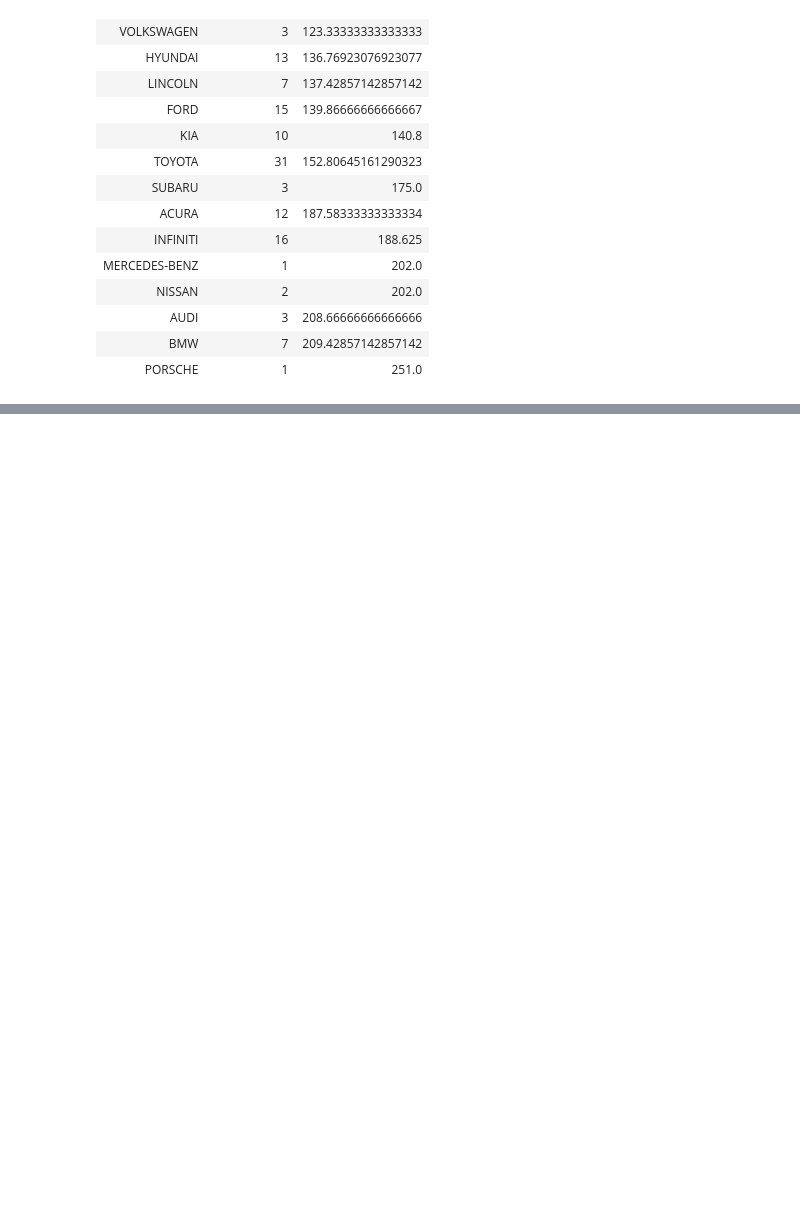
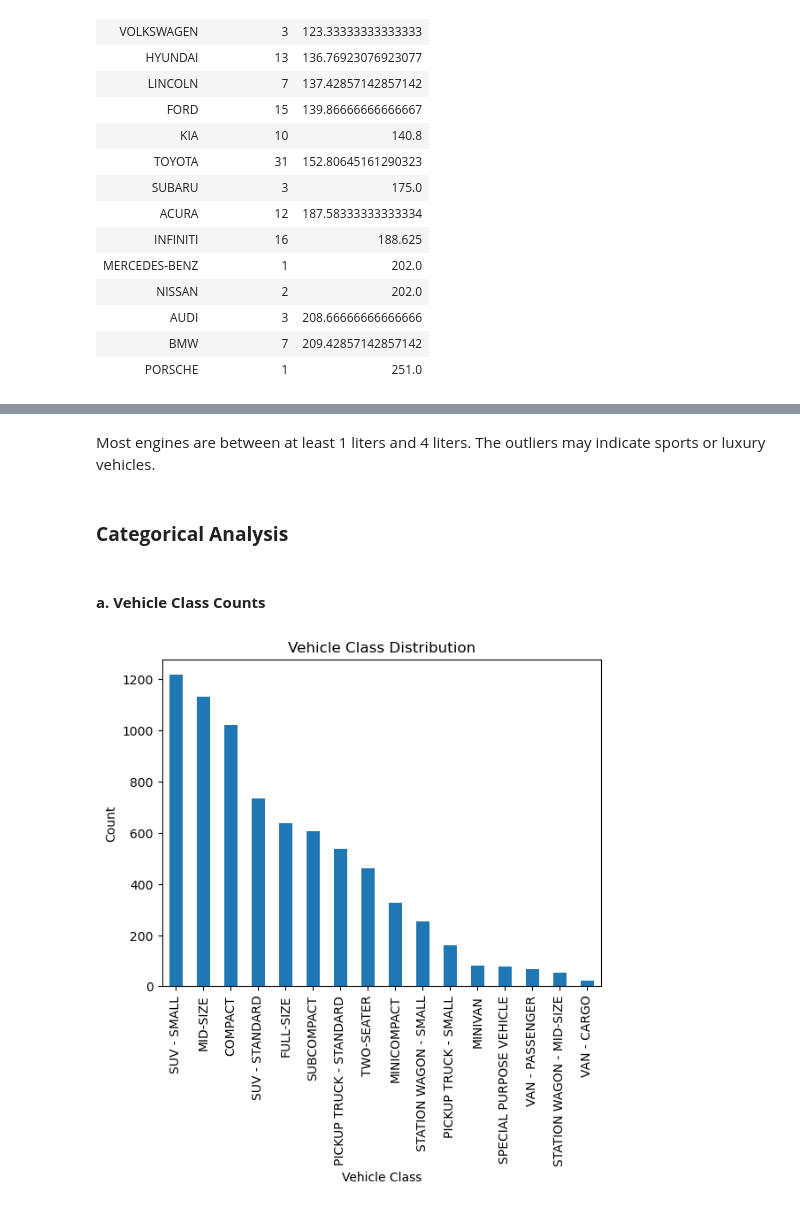
Before and after one commit to ColtonMatth/Vehicle_CO2_Emission, a Jupyter notebook: Vehicle_CO2_Emission.ipynb, the cells around one changed output, grey strips where cells are left out. Saved outputs shown, nothing was run; the diff lists cells and outputs as text; code cells hidden in the pictures; blank space fills up the shorter version.

```diff
--- a/Vehicle_CO2_Emission.ipynb
+++ b/Vehicle_CO2_Emission.ipynb
@@ -208,0 +314,14 @@ Done.
+# %% [markdown]
+Most engines are between at least 1 liters and 4 liters. The outliers may indicate sports or luxury vehicles.
+# %% [markdown]
+### **Categorical Analysis**
+# %% [markdown]
+#### **a. Vehicle Class Counts**
+# %%
+df['Vehicle Class'].value_counts().plot(kind='bar')
+plt.title('Vehicle Class Distribution')
+plt.xlabel('Vehicle Class')
+plt.ylabel('Count')
+plt.show()
+# %% [output]
+[figure, added]
```
Also changed, not shown: parts of 40 cells of this notebook, 1 other file.
